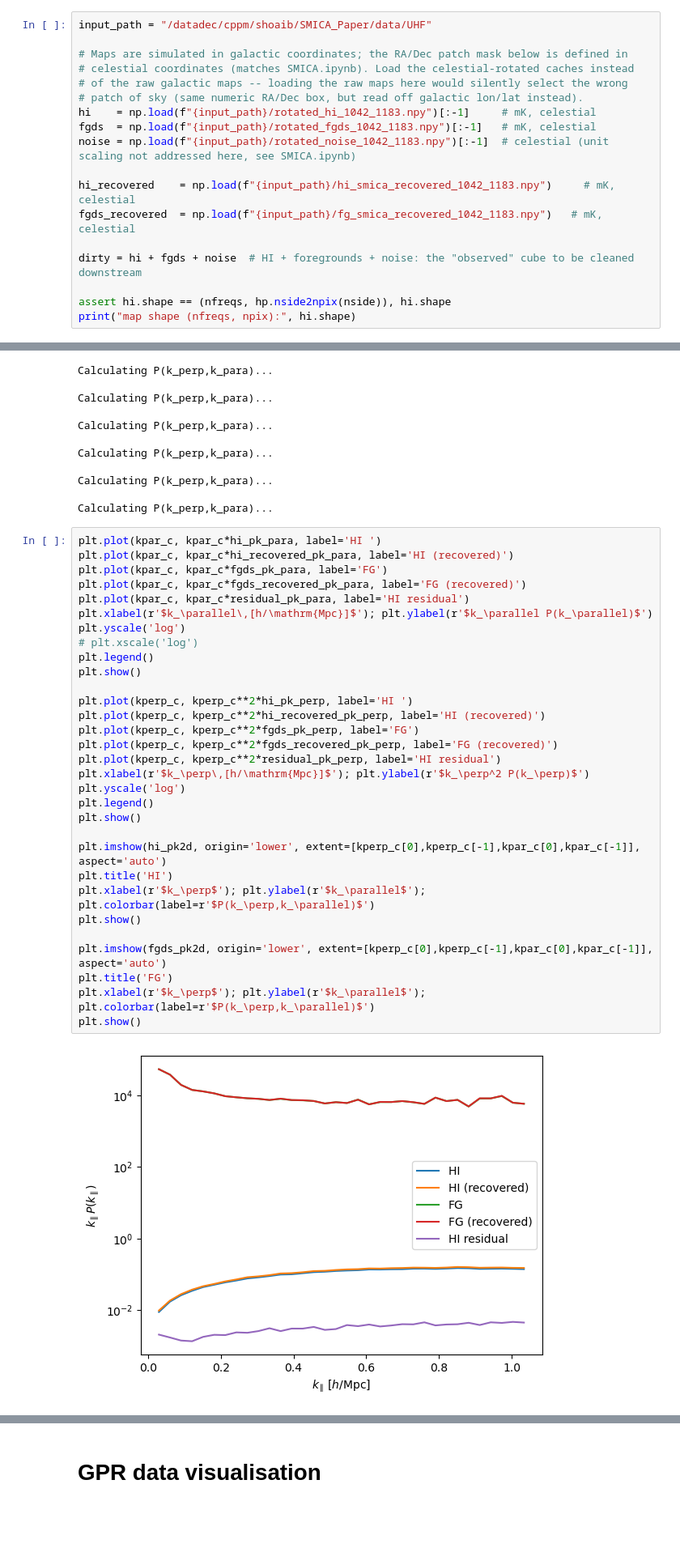
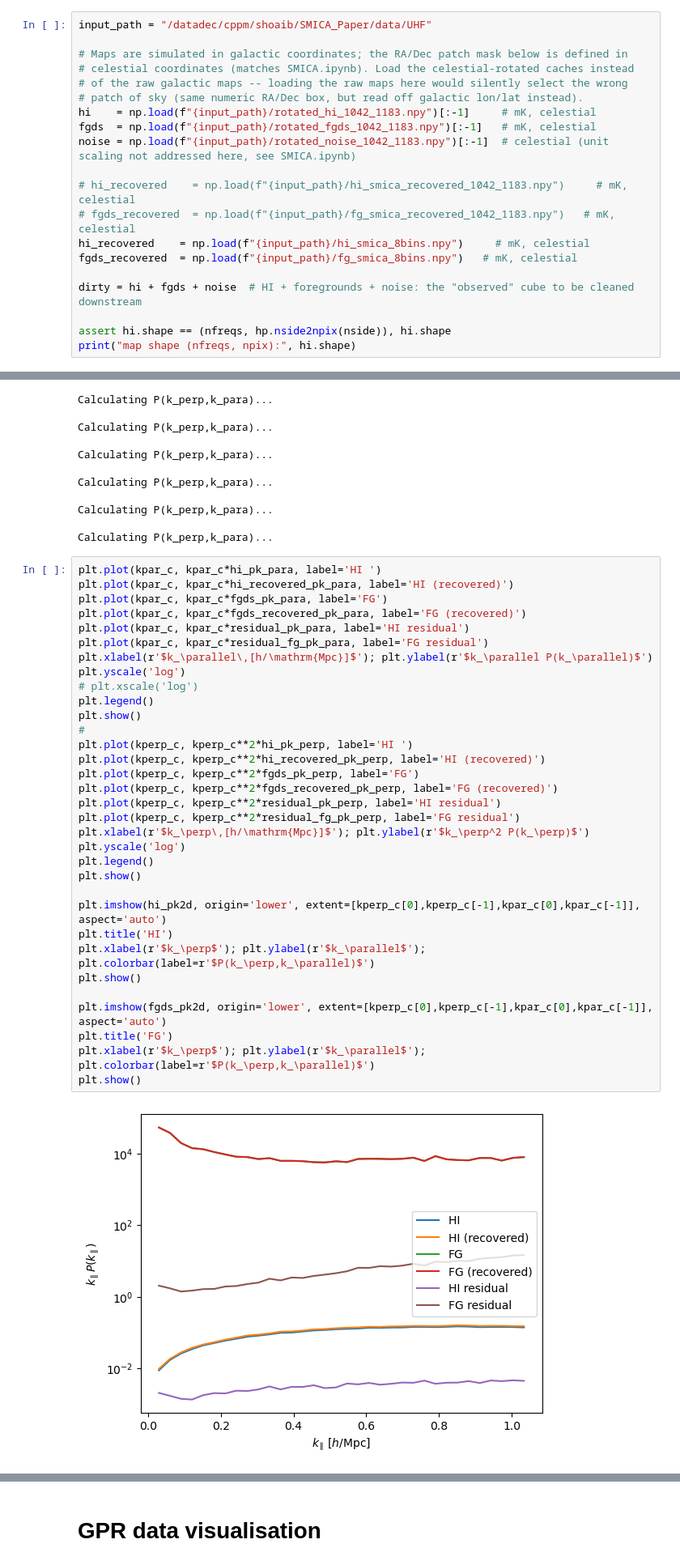
Before and after one commit to urwa99/SMICA_Paper, a Jupyter notebook: Notebooks_1/gridimp_cartesian_cube.ipynb, the cells around one changed output, grey strips where cells are left out. Shown at 81% size. Saved outputs shown, nothing was run; the diff lists cells and outputs as text; blank space fills up the shorter version.

```diff
--- a/Notebooks_1/gridimp_cartesian_cube.ipynb
+++ b/Notebooks_1/gridimp_cartesian_cube.ipynb
@@ -98,8 +98,10 @@ hi    = np.load(f"{input_path}/rotated_hi_1042_1183.npy")[:-1]     # mK, celesti
 fgds  = np.load(f"{input_path}/rotated_fgds_1042_1183.npy")[:-1]   # mK, celestial
 noise = np.load(f"{input_path}/rotated_noise_1042_1183.npy")[:-1]  # celestial (unit scaling not addressed here, see SMICA.ipynb)
 
-hi_recovered    = np.load(f"{input_path}/hi_smica_recovered_1042_1183.npy")     # mK, celestial
-fgds_recovered  = np.load(f"{input_path}/fg_smica_recovered_1042_1183.npy")   # mK, celestial
+# hi_recovered    = np.load(f"{input_path}/hi_smica_recovered_1042_1183.npy")     # mK, celestial
+# fgds_recovered  = np.load(f"{input_path}/fg_smica_recovered_1042_1183.npy")   # mK, celestial
+hi_recovered    = np.load(f"{input_path}/hi_smica_8bins.npy")     # mK, celestial
+fgds_recovered  = np.load(f"{input_path}/fg_smica_8bins.npy")   # mK, celestial
 
 dirty = hi + fgds + noise  # HI + foregrounds + noise: the "observed" cube to be cleaned downstream
 
@@ -536,32 +534,34 @@ Calculating P(k_perp,k_para)...
 plt.plot(kpar_c, kpar_c*hi_pk_para, label='HI ')
 plt.plot(kpar_c, kpar_c*hi_recovered_pk_para, label='HI (recovered)')
 plt.plot(kpar_c, kpar_c*fgds_pk_para, label='FG')
 plt.plot(kpar_c, kpar_c*fgds_recovered_pk_para, label='FG (recovered)')
 plt.plot(kpar_c, kpar_c*residual_pk_para, label='HI residual')
+plt.plot(kpar_c, kpar_c*residual_fg_pk_para, label='FG residual')
 plt.xlabel(r'$k_\parallel\,[h/\mathrm{Mpc}]$'); plt.ylabel(r'$k_\parallel P(k_\parallel)$')
 plt.yscale('log')
 # plt.xscale('log')
 plt.legend()
 plt.show()
-
+#
 plt.plot(kperp_c, kperp_c**2*hi_pk_perp, label='HI ')
 plt.plot(kperp_c, kperp_c**2*hi_recovered_pk_perp, label='HI (recovered)')
 plt.plot(kperp_c, kperp_c**2*fgds_pk_perp, label='FG')
 plt.plot(kperp_c, kperp_c**2*fgds_recovered_pk_perp, label='FG (recovered)')
 plt.plot(kperp_c, kperp_c**2*residual_pk_perp, label='HI residual')
+plt.plot(kperp_c, kperp_c**2*residual_fg_pk_perp, label='FG residual')
 plt.xlabel(r'$k_\perp\,[h/\mathrm{Mpc}]$'); plt.ylabel(r'$k_\perp^2 P(k_\perp)$')
 plt.yscale('log')
 plt.legend()
 plt.show()
 
 plt.imshow(hi_pk2d, origin='lower', extent=[kperp_c[0],kperp_c[-1],kpar_c[0],kpar_c[-1]], aspect='auto')
 plt.title('HI')
 plt.xlabel(r'$k_\perp$'); plt.ylabel(r'$k_\parallel$'); plt.colorbar(label=r'$P(k_\perp,k_\parallel)$')
 plt.show()
 
 plt.imshow(fgds_pk2d, origin='lower', extent=[kperp_c[0],kperp_c[-1],kpar_c[0],kpar_c[-1]], aspect='auto')
 plt.title('FG')
 plt.xlabel(r'$k_\perp$'); plt.ylabel(r'$k_\parallel$'); plt.colorbar(label=r'$P(k_\perp,k_\parallel)$')
 plt.show()
 # %% [output]
-[figure, old version]
+[figure, new version]
```
Also changed, not shown: parts of 24 cells of this notebook.
